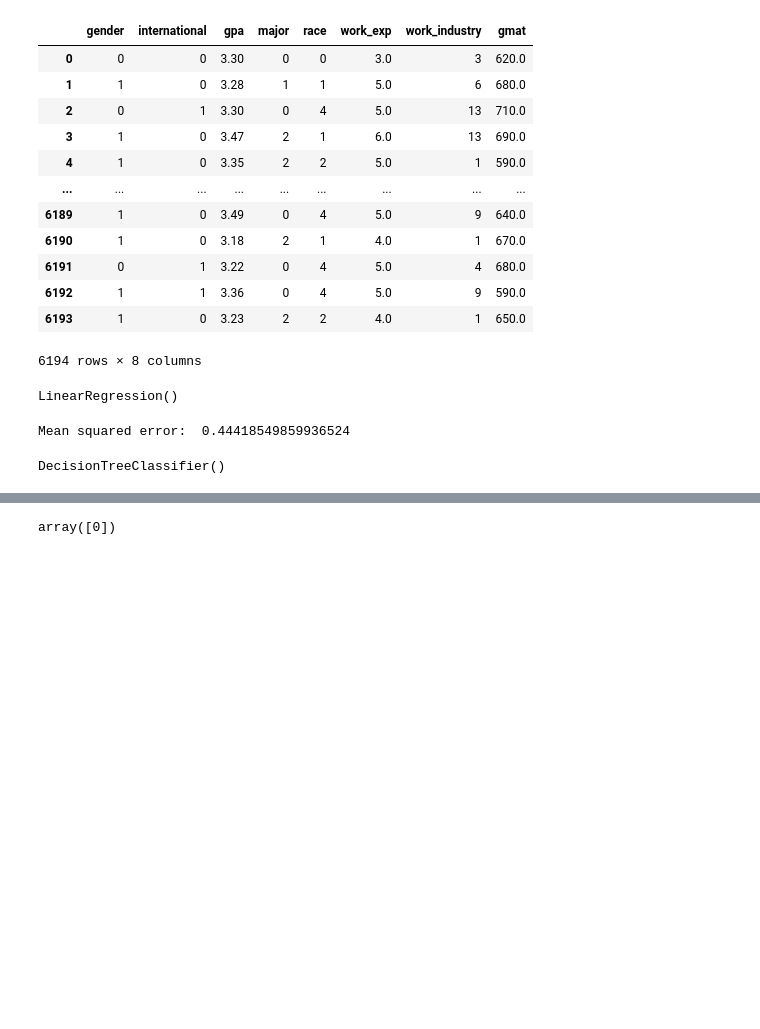
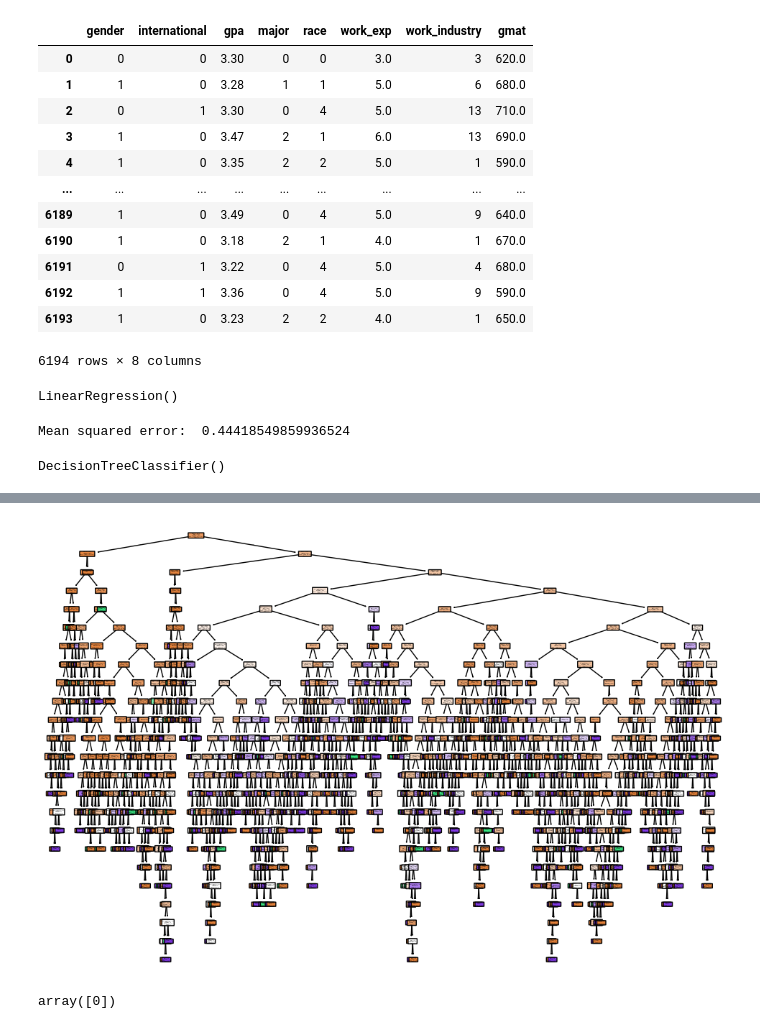
Before and after one commit to devkverma/MBA-admission-analysis, a Jupyter notebook: visualization.ipynb, the cells around one changed output, grey strips where cells are left out. Saved outputs shown, nothing was run; the diff lists cells and outputs as text; code cells hidden in the pictures; blank space fills up the shorter version.

```diff
--- a/visualization.ipynb
+++ b/visualization.ipynb
@@ -250,3 +251,10 @@ Accuracy Score:  0.7796610169491526
+# %%
+# Plot the decision tree
+plt.figure(figsize=(12, 8))  # Set the size of the plot
+tree.plot_tree(model_decision_classifier, filled=True, feature_names=['gender','international','gpa','major','race','work_exp','work_industry','gmat'], class_names=['0','1','2'], rounded=True)
+plt.show()
+# %% [output]
+[figure, added]
 # %%
 # testing
 data = pd.DataFrame({'gender':[1],'international':[1],'gpa':[3],'major':[1],'race':[4],'work_exp':[1],'work_industry':[1],'gmat':[600]})
```
Also changed, not shown: parts of 2 cells of this notebook.
